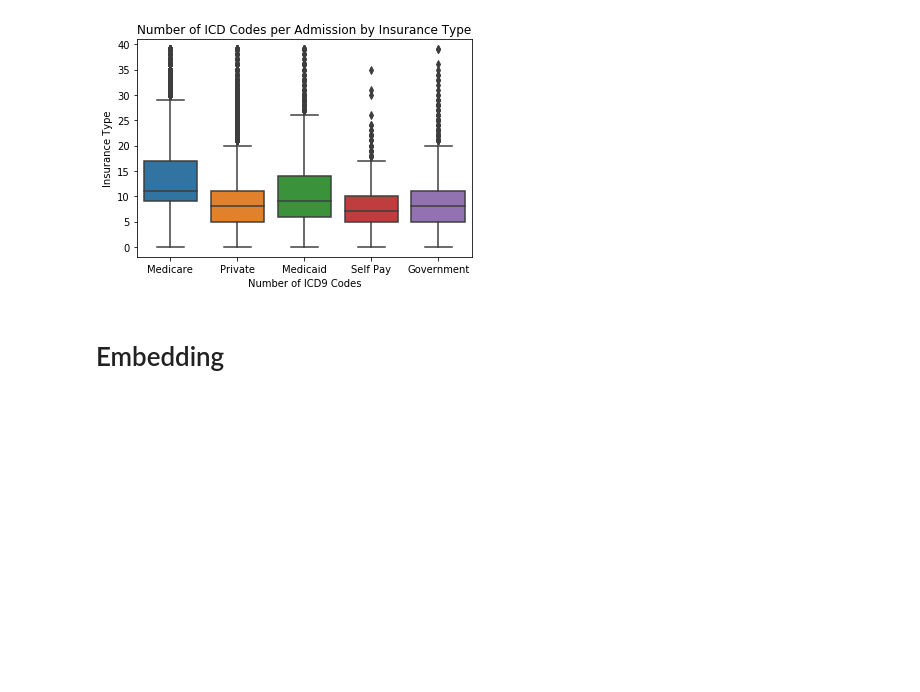
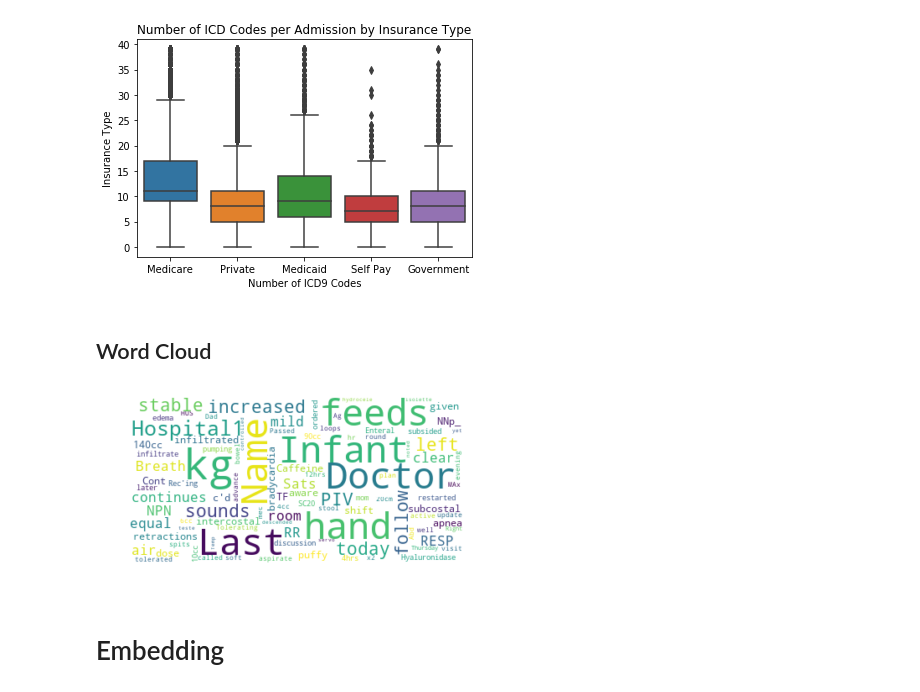
Before and after one commit to cccdenhart/icd-tagging, a Jupyter notebook: report.ipynb, the cells around one changed output. Cells and saved outputs as stored; diff of their text form; code cells hidden in the pictures; blank space fills up the shorter version.

```diff
--- a/report.ipynb
+++ b/report.ipynb
@@ -10,6 +10,8 @@ import os
 from typing import List, Set, Dict, Tuple
 from utils import get_conn, ICDDataset, probs_to_preds, TREE, PROJ_DIR
 from icd9.icd9 import ICD9, Node
+# %%
+notes = as_pandas(get_conn().cursor().execute("select text from mimiciii.noteevents limit 100"))["text"].tolist()
 # %%
 # read in raw data
 subdir = "full_data"
@@ -141,3 +143,5 @@ plt.savefig("images/insurance.png")
 plt.show()
 # %% [output]
 [figure]
+# %% [markdown]
+## Word Cloud
@@ -144,3 +150,12 @@ plt.show()
+# %%
+wordcloud = WordCloud(max_font_size=50, max_words=100, background_color="white").generate(notes[15])
+plt.figure()
+plt.imshow(wordcloud, interpolation="bilinear")
+plt.axis("off")
+plt.savefig("images/wordcloud.png")
+plt.show()
+# %% [output]
+[figure, added]
 # %% [markdown]
 # Embedding
 # %% [markdown]
```
Also changed, not shown: parts of 5 cells of this notebook, 4 other files.
